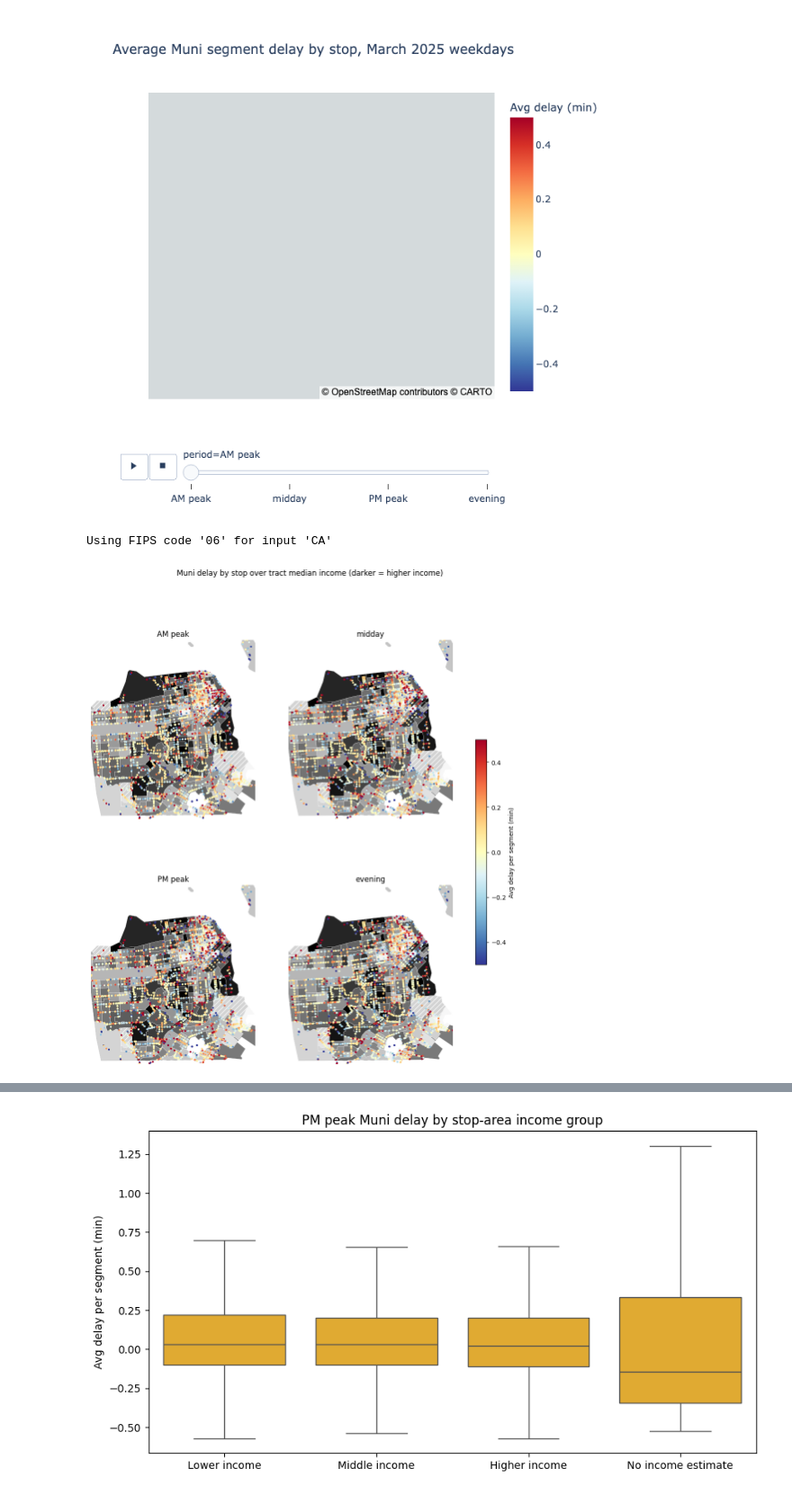
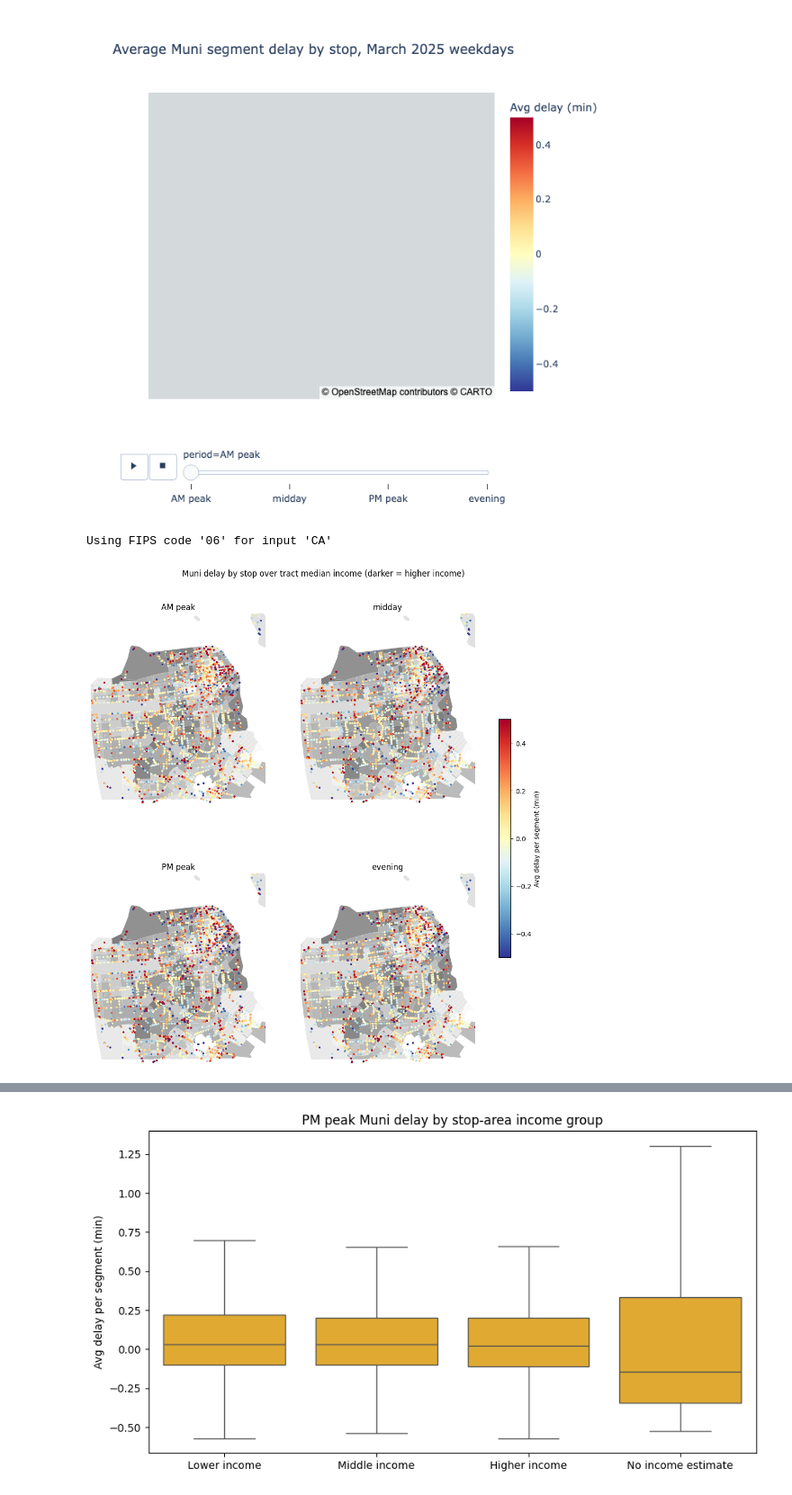
Before and after one commit to SNORLAX223/CYPLAN101_Project_G16, a Jupyter notebook: notebooks/midterm_visuals.ipynb, the cells around one changed output, grey strips where cells are left out. Shown at 90% size. Drawn from its saved outputs; the diff is of its cells as text; code cells hidden in the pictures.

Commit message:
Add robustness check, spatial join, fix tract map

```diff
--- a/notebooks/midterm_visuals.ipynb
+++ b/notebooks/midterm_visuals.ipynb
@@ -13,28 +13,28 @@ import numpy as np
 import plotly.express as px
 from pathlib import Path
 
-ROOT = Path.cwd()
-if not (ROOT / "data" / "processed").exists():
-    ROOT = ROOT.parent
-DATA = ROOT / "data"
+root = Path.cwd()
+if not (root / "data" / "processed").exists():
+    root = root.parent
+data = root / "data"
 
-combined = pd.read_csv(DATA / "processed" / "sf_muni_census_combined.csv",
+combined = pd.read_csv(data / "processed" / "sf_muni_census_combined.csv",
                        dtype={"from_stop_id": "string", "to_stop_id": "string"})
-stops = pd.read_csv(DATA / "march_2025_gtfs" / "stops.txt",
+stops = pd.read_csv(data / "march_2025_gtfs" / "stops.txt",
                     usecols=["stop_id", "stop_name", "stop_lat", "stop_lon"],
                     dtype={"stop_id": "string"})
 # %%
-combined["w"] = combined["mean_delay"] * combined["observations"]
+combined["weight_delay"] = combined["mean_delay"] * combined["observations"]
 
 stop = (combined.groupby(["from_stop_id", "period"])
-        .agg(w=("w", "sum"), n=("observations", "sum"),
+        .agg(w=("weight", "sum"), n=("observations", "sum"),
              income=("avg_median_income", "first"),
              pct_no_car=("pct_without_vehicle", "first"))
         .reset_index())
 stop["mean_delay_min"] = stop["w"] / stop["n"]
 
 stop = stop.merge(stops, left_on="from_stop_id", right_on="stop_id", how="left")
-print(stop.shape, stop["stop_lat"].isna().sum())   # 두 번째 숫자는 0이어야 해요
+print(stop.shape, stop["stop_lat"].isna().sum())   # second number should be 0
 print(stop["mean_delay_min"].describe())
 # %% [output]
 (12655, 11) 0
@@ -69,32 +69,32 @@ fig
 # %%
 import geopandas as gpd
 import matplotlib.pyplot as plt
 import pygris
 
-acs = pd.read_csv(DATA / "processed" / "sf_census_tracts.csv", dtype={"GEOID": "string"})
+acs = pd.read_csv(data / "processed" / "sf_census_tracts.csv", dtype={"GEOID": "string"})
 tr = pygris.tracts(state="CA", county="075", year=2024, cb=True)[["GEOID", "geometry"]]
 tr = tr.merge(acs, on="GEOID").to_crs(32610)
 
 pts = gpd.GeoDataFrame(
     stop, geometry=gpd.points_from_xy(stop["stop_lon"], stop["stop_lat"]), crs=4326
 ).to_crs(32610)
-xmin, ymin, xmax, ymax = pts.total_bounds   # Farallon 섬 때문에 지도가 작아지는 것 방지
+xmin, ymin, xmax, ymax = pts.total_bounds   # zoom to stop extent so the Farallon tract doesn't shrink the map
 
 fig, axes = plt.subplots(2, 2, figsize=(13, 13))
 for ax, p in zip(axes.flat, order):
-    tr.plot(ax=ax, column="median_household_income", cmap="Greys",
+    tr.plot(ax=ax, column="median_household_income", cmap="Greys",alpha =0.5,
             edgecolor="white", linewidth=0.3,
             missing_kwds={"color": "lightgrey", "hatch": "///"})
     pts[pts["period"] == p].plot(ax=ax, column="mean_delay_min", cmap="RdYlBu_r",
                                  vmin=-0.5, vmax=0.5, markersize=4)
     ax.set_xlim(xmin, xmax); ax.set_ylim(ymin, ymax)
     ax.set_title(p); ax.set_axis_off()
 
 sm = plt.cm.ScalarMappable(cmap="RdYlBu_r", norm=plt.Normalize(-0.5, 0.5))
 fig.colorbar(sm, ax=axes, shrink=0.5, label="Avg delay per segment (min)")
-fig.suptitle("Muni delay by stop over tract median income (darker = higher income)")
-plt.savefig(ROOT / "outputs" / "figures" / "delay_by_period_tracts.png", dpi=200, bbox_inches="tight")
+fig.suptitle("Muni delay by stop over tract median income (darker = higher income)",y=0.93)
+plt.savefig(root / "outputs" / "figures" / "delay_by_period_tracts.png", dpi=200, bbox_inches="tight")
 plt.show()
 # %% [output]
 Using FIPS code '06' for input 'CA'
-[figure, old version]
+[figure, new version]
```
Also changed, not shown: parts of 3 cells of this notebook, 2 other files.
